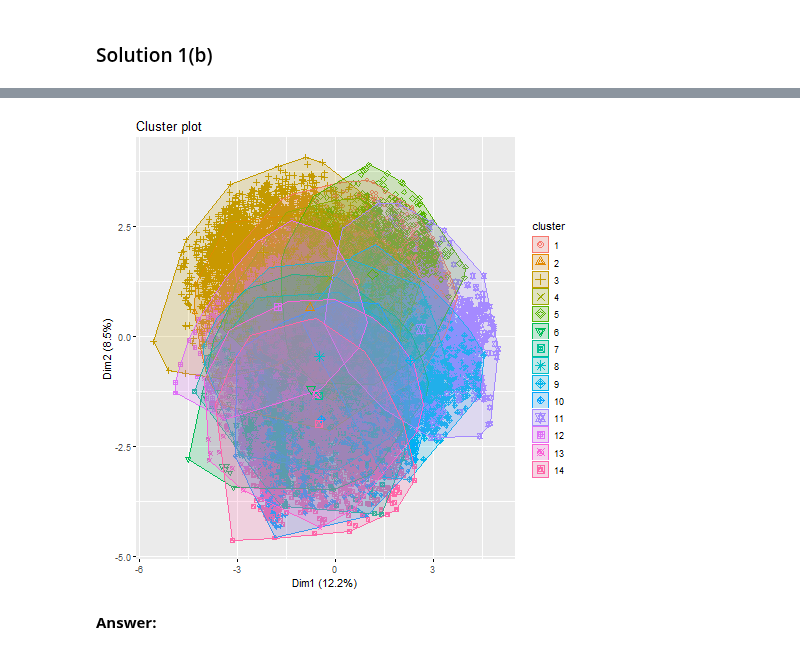
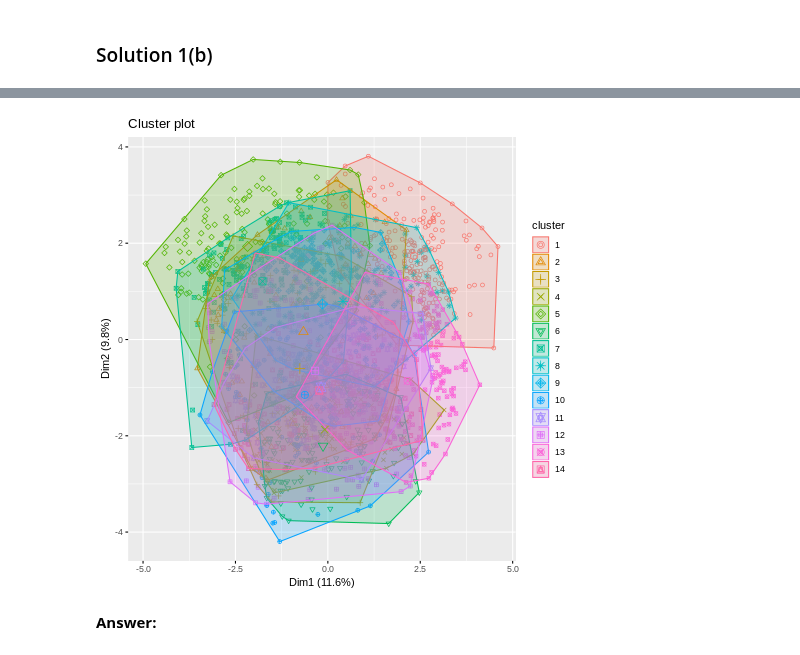
Before and after one commit to srk-apts/CS109B, a Jupyter notebook: HW/cs109b_hw5.ipynb, the cells around one changed output, grey strips where cells are left out. Drawn from its saved outputs; the diff is of its cells as text; code cells hidden in the pictures.

```diff
--- a/HW/cs109b_hw5.ipynb
+++ b/HW/cs109b_hw5.ipynb
@@ -177,10 +200,14 @@ ListVector with 9 elements.
 # %%
-postures_df['Cluster14'] = np.array(kmeans_out.rx2("cluster"))
+postures_df['Cluster14'] = np.array(kmeans_out14.rx2("cluster"))
 # %% [markdown]
 (b) Now visualize the results for k-means on a random sample of 2,000 observations without replacement (setting 109 as the random seed when sampling), using the function `r_factoextra.fviz_cluster`. Does 14 clusters seem to make sense?
 # %% [markdown]
 ### Solution 1(b)
+# %%
+random.seed(109)
+sample = np.random.choice(a=postures_df.index, size=2000, replace=False)
+r_sample = rpy2.robjects.IntVector(sample+1)
 # %%
 df_dict = dict(postures_df)
 r_postures_df = rpy2.robjects.DataFrame(df_dict)
-r_postures_df
+r_postures_sample = r_postures_df.rx(r_sample, True)
@@ -196,0 +214,3 @@ R/rpy2 DataFrame (38943 x 27)
+# %%
+km_sample14 = kmeans_out14.rx2('cluster').rx(r_sample)
+km_sample14
@@ -200,8 +226,9 @@ R/rpy2 DataFrame (38943 x 27)
 # %%
-%%R -i kmeans_out -i r_postures_df
-fviz_cluster(kmeans_out, data=r_postures_df, geom='point')
+%%R -i km_sample14 -i r_postures_sample
+#fviz_cluster(km_sample14, data=r_postures_sample, geom='point')
+fviz_cluster(list(data=r_postures_sample, cluster=km_sample14), geom='point')
 # %% [output]
-[figure, old version]
+[figure, new version]
 # %% [markdown]
 **Answer:**
 # %% [markdown]
```
Also changed, not shown: parts of 30 cells of this notebook.
